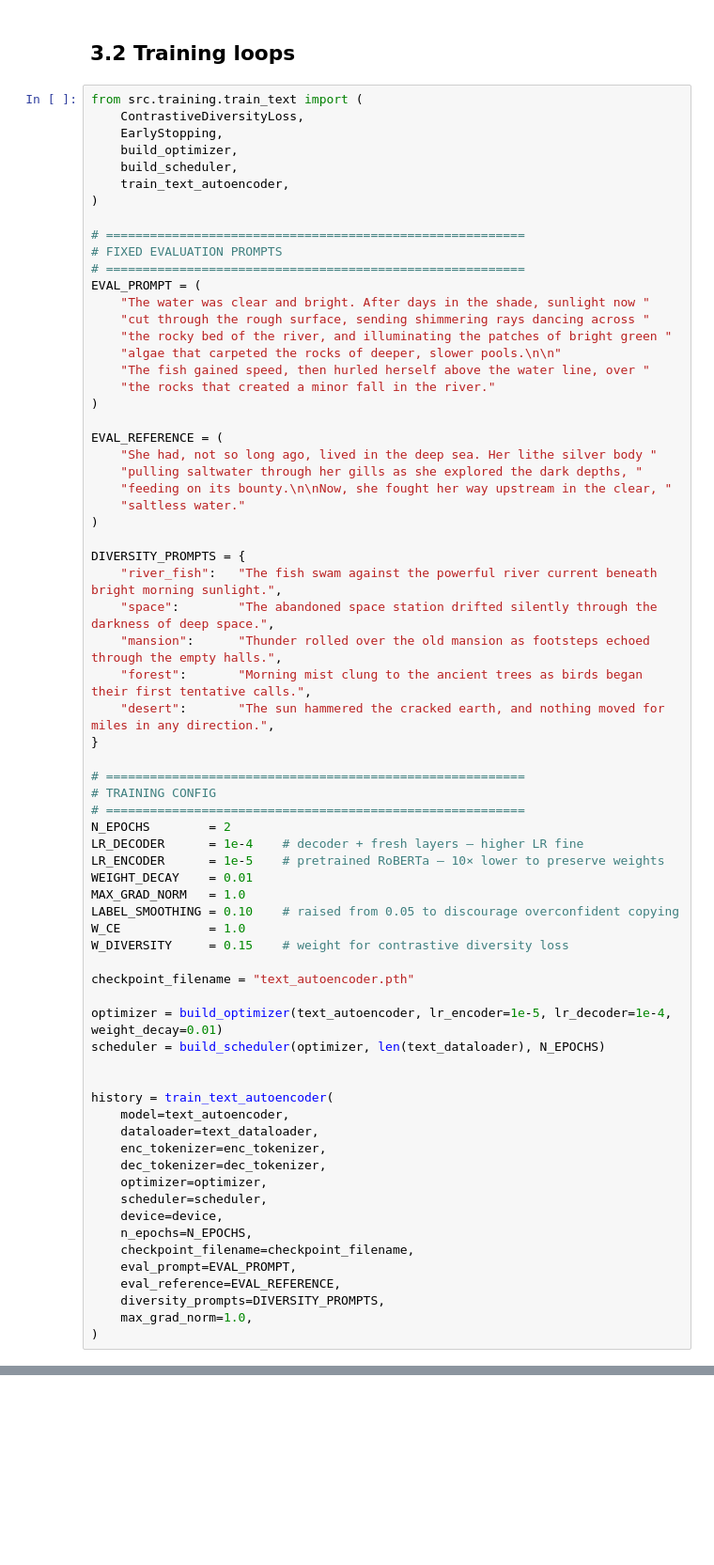
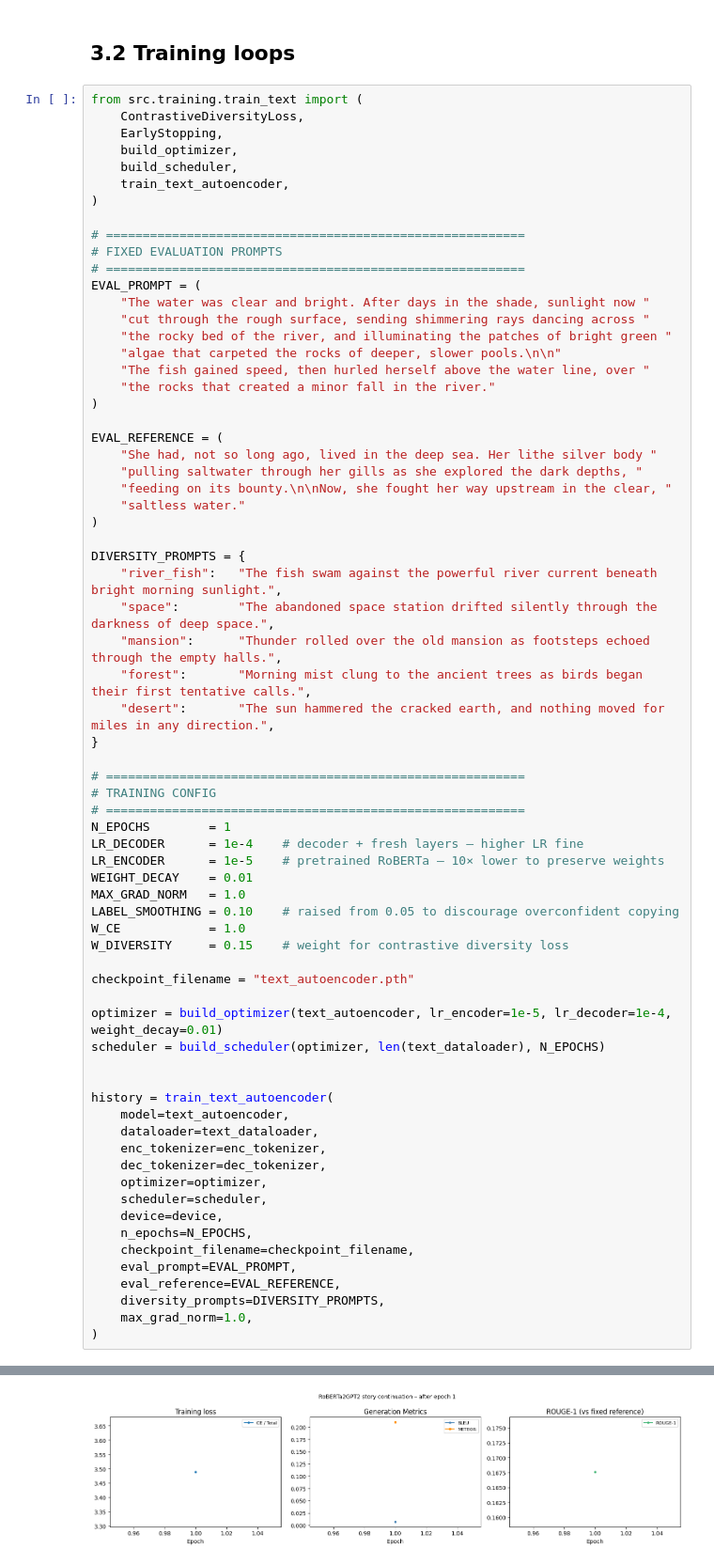
Before and after one commit to arinzefu/Cross-Modal-Temporal-Prediction-with-RoBERTa-GPT-2-and-CLIP-Guided-Diffusion, a Jupyter notebook: 01_text_autoencoder_pretraining.ipynb, the cells around one changed output, grey strips where cells are left out. Shown at 94% size. Drawn from its saved outputs; the diff is of its cells as text; blank space fills up the shorter version.

```diff
--- a/01_text_autoencoder_pretraining.ipynb
+++ b/01_text_autoencoder_pretraining.ipynb
@@ -261,7 +310,7 @@ DIVERSITY_PROMPTS = {
 # =========================================================
 # TRAINING CONFIG
 # =========================================================
-N_EPOCHS        = 2
+N_EPOCHS        = 1
 LR_DECODER      = 1e-4    # decoder + fresh layers – higher LR fine
 LR_ENCODER      = 1e-5    # pretrained RoBERTa – 10× lower to preserve weights
 WEIGHT_DECAY    = 0.01
@@ -291,3 +340,4 @@ history = train_text_autoencoder(
     diversity_prompts=DIVERSITY_PROMPTS,
     max_grad_norm=1.0,
 )
+# %% [output]
@@ -293,0 +362 @@ history = train_text_autoencoder(
+[figure, added]
```
Also changed, not shown: parts of 10 cells of this notebook, 11 other files.
